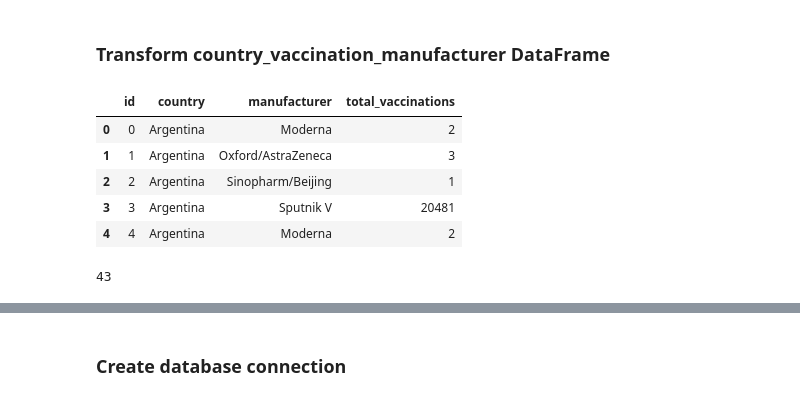
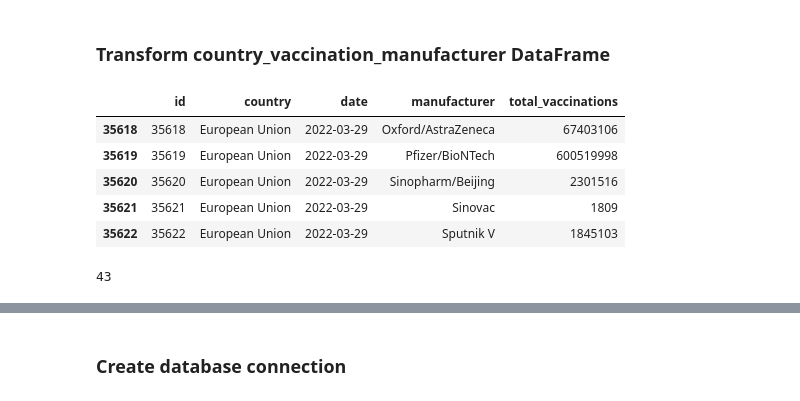
Before and after one commit to TanishaCooper/ETL_Case_Study, a Jupyter notebook: covid_vaccinations_etl.ipynb, the cells around one changed output, grey strips where cells are left out. Saved outputs shown, nothing was run; the diff lists cells and outputs as text; code cells hidden in the pictures.

```diff
--- a/covid_vaccinations_etl.ipynb
+++ b/covid_vaccinations_etl.ipynb
@@ -141,33 +141,34 @@ country_vaccination_df.head()
 ### Transform country_vaccination_manufacturer DataFrame
 # %%
 # Create a filtered dataframe from specific columns
-country_vacc_manu_cols = ["location", "vaccine", "total_vaccinations"]
+country_vacc_manu_cols = ["location", "date", "vaccine", "total_vaccinations"]
 country_vacc_manu_transformed = country_vacc_manu_df[country_vacc_manu_cols].copy()
 #country_vacc_transformed.head()
 
 # Convert index column (used as primary key later) and rename the column headers
 country_vacc_manu_transformed.reset_index(inplace=True)
 country_vacc_manu_transformed = country_vacc_manu_transformed.rename(columns =
                                                                      {"location": "country",
+                                                                      "date": "date",
                                                                     "vaccine": "manufacturer",
                                                                       "index": "id"})
 
 
 
 # Drop rows with NaN values
 country_vacc_manu_transformed = country_vacc_manu_transformed.dropna()
 country_vacc_manu_transformed = country_vacc_manu_transformed.reset_index(drop=True)
 
-country_vacc_manu_transformed.head()
+country_vacc_manu_transformed.tail()
 # %% [output]
-|  | id | country | manufacturer | total_vaccinations |
-| 0 | 0 | Argentina | Moderna | 2 |
-| 1 | 1 | Argentina | Oxford/AstraZeneca | 3 |
-| 2 | 2 | Argentina | Sinopharm/Beijing | 1 |
-| 3 | 3 | Argentina | Sputnik V | 20481 |
-| 4 | 4 | Argentina | Moderna | 2 |
+|  | id | country | date | manufacturer | total_vaccinations |
+| 35618 | 35618 | European Union | 2022-03-29 | Oxford/AstraZeneca | 67403106 |
+| 35619 | 35619 | European Union | 2022-03-29 | Pfizer/BioNTech | 600519998 |
+| 35620 | 35620 | European Union | 2022-03-29 | Sinopharm/Beijing | 2301516 |
+| 35621 | 35621 | European Union | 2022-03-29 | Sinovac | 1809 |
+| 35622 | 35622 | European Union | 2022-03-29 | Sputnik V | 1845103 |
-# %%
-# Unique countries with numerical values for total_vaccinations
-len(np.unique(country_vacc_manu_transformed['country']))
-# %% [output]
-43
+# %%
+# Unique countries with numerical values for total_vaccinations
+len(np.unique(country_vacc_manu_transformed['country']))
+# %% [output]
+43
```
Also changed, not shown: parts of 8 cells of this notebook.
